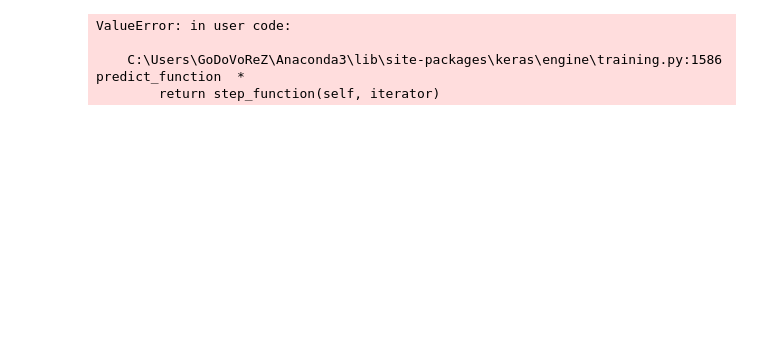
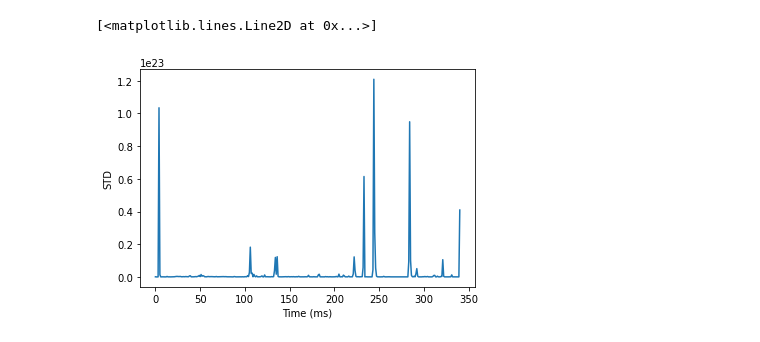
Before and after one commit to Andy666Fox/GuitarGrapher_v2, a Jupyter notebook: broadcast.ipynb, the cells around one changed output. Saved outputs shown, nothing was run; the diff lists cells and outputs as text; code cells hidden in the pictures; blank space fills up the shorter version.

```diff
--- a/broadcast.ipynb
+++ b/broadcast.ipynb
@@ -1,10 +6,5 @@
 # %%
-import pyaudio
-import numpy as np
-from IPython.display import clear_output
-from w_model import AModel
-
-CHUNK = 127 # number of data points to read at a time
+CHUNK = 4096 # number of data points to read at a time
 RATE = 44100 # time resolution of the recording device (Hz)
 #DEVICE = 0 # default
 
@@ -24,18 +24,26 @@ while True:
 
     # Take the fft and square each value
     fftData=abs(np.fft.rfft(indata))**2
-    # find the maximum
-    #to_plot.append(np.log(fftData))
-    #which = fftData[1:].argmax() + 1
 
-    res = model._predict(np.log(fftData[1:]))
+    to_plot.append(np.std(fftData))
+    which = fftData[1:].argmax() + 1
 
-    # use quadratic interpolation around the max
-    print(res)
-
-clear_output()
+    if which < 8:
+        pass
+    else:
+        try:
+            to_predict = feature_exctractor(np.log(fftData[1:]))
+            res = model.dpredict(to_predict)
+            #clear_output()
+            print(res)
+        except:
+            pass
-# %% [output]
-ValueError: in user code:
-
-    C:\Users\GoDoVoReZ\Anaconda3\lib\site-packages\keras\engine\training.py:1586 predict_function  *
-        return step_function(self, iterator)
+# %%
+import matplotlib.pyplot as plt
+
+plt.xlabel('Time (ms)')
+plt.ylabel('STD')
+plt.plot(to_plot)
+# %% [output]
+[<matplotlib.lines.Line2D at 0x...>]
+[figure, added]
```
Also changed, not shown: parts of 1 cell of this notebook, 2 other files.
